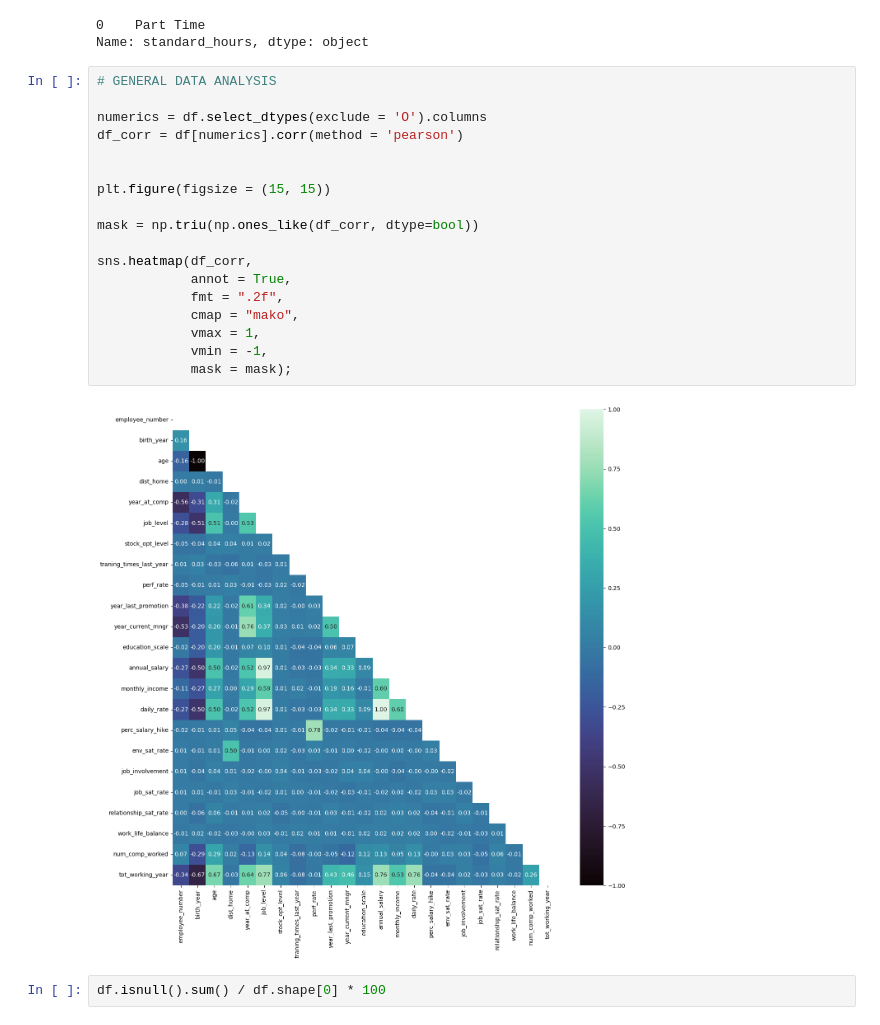
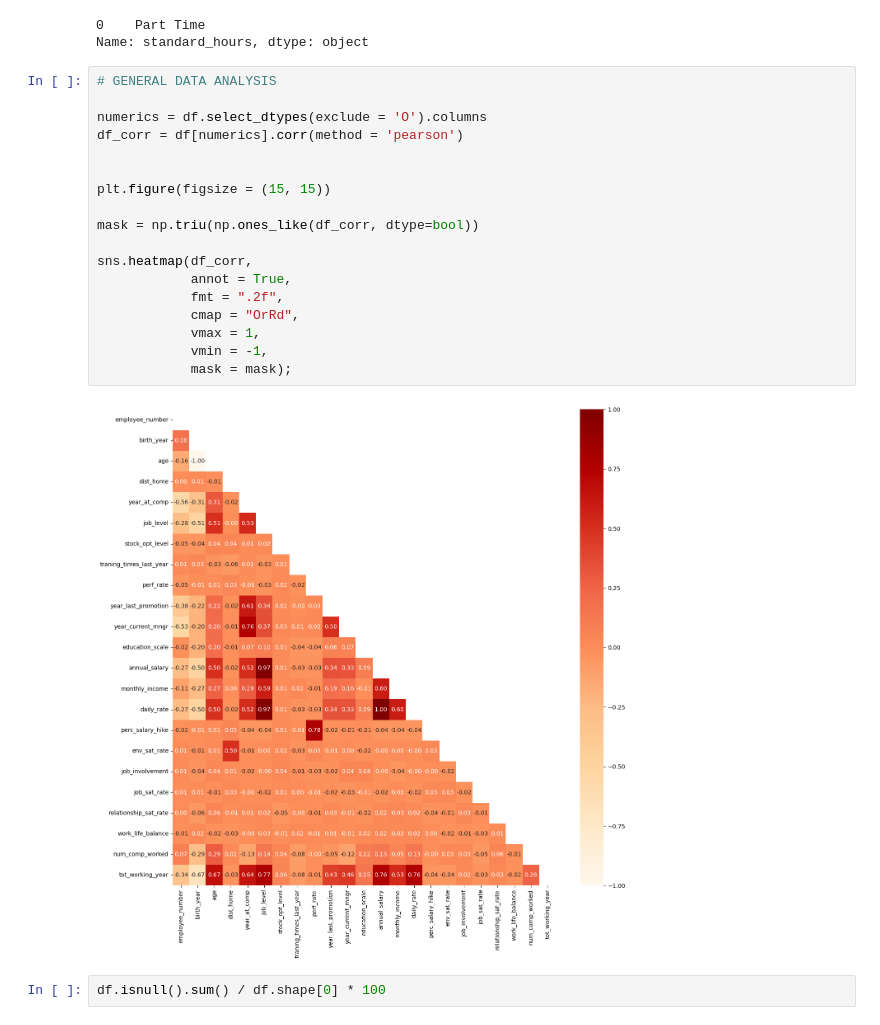
Before and after one commit to CibiPB/project-da-promo-49-INTERNO, a Jupyter notebook: Notebooks/3. Data Analysis.ipynb, the cells around one changed output. Drawn from its saved outputs; the diff is of its cells as text.

```diff
--- a/Notebooks/3. Data Analysis.ipynb
+++ b/Notebooks/3. Data Analysis.ipynb
@@ -37,23 +38,23 @@ Name: standard_hours, dtype: object
 # %%
 # GENERAL DATA ANALYSIS
 
 numerics = df.select_dtypes(exclude = 'O').columns
 df_corr = df[numerics].corr(method = 'pearson')
 
 
 plt.figure(figsize = (15, 15))
 
 mask = np.triu(np.ones_like(df_corr, dtype=bool))
 
 sns.heatmap(df_corr,
             annot = True,
             fmt = ".2f",
-            cmap = "mako",
+            cmap = "OrRd",
             vmax = 1,
             vmin = -1,
             mask = mask);
 # %% [output]
-[figure, old version]
+[figure, new version]
 # %%
 df.isnull().sum() / df.shape[0] * 100
 # %% [output]
```
Also changed, not shown: parts of 18 cells of this notebook.
